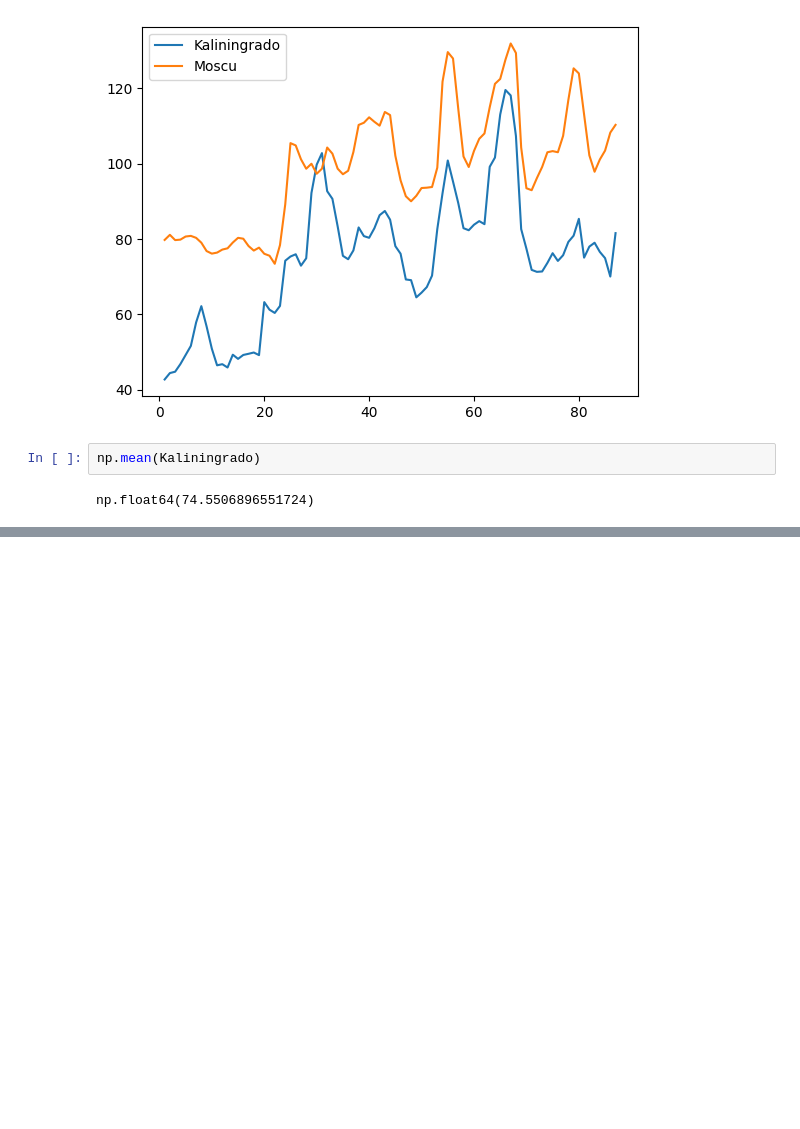
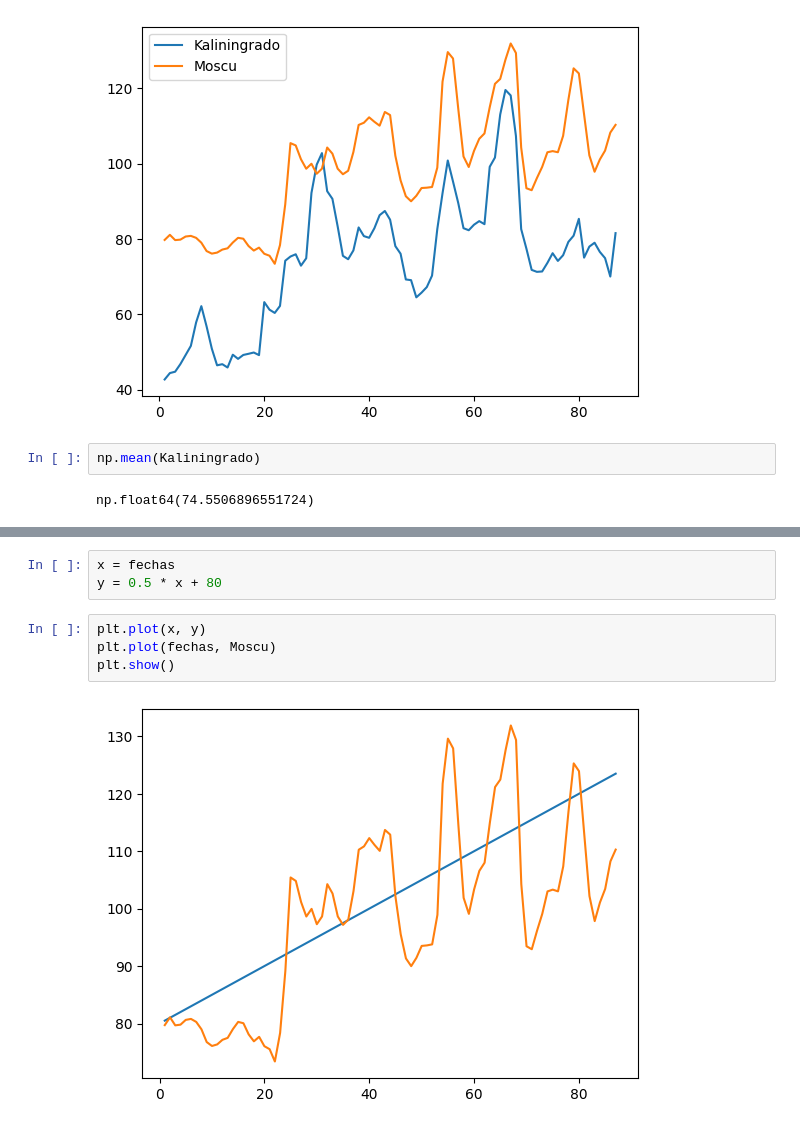
Before and after one commit to ARTAA123/PracticasETLAllura, a Jupyter notebook: Numpy.ipynb, the cells around one changed output, grey strips where cells are left out. Cells and saved outputs as stored; diff of their text form; blank space fills up the shorter version.

```diff
--- a/Numpy.ipynb
+++ b/Numpy.ipynb
@@ -236,0 +282,9 @@ np.float64(74.5506896551724)
+# %%
+x = fechas
+y = 0.5 * x + 80
+# %%
+plt.plot(x, y)
+plt.plot(fechas, Moscu)
+plt.show()
+# %% [output]
+[figure, added]
```
Also changed, not shown: parts of 25 cells of this notebook.
